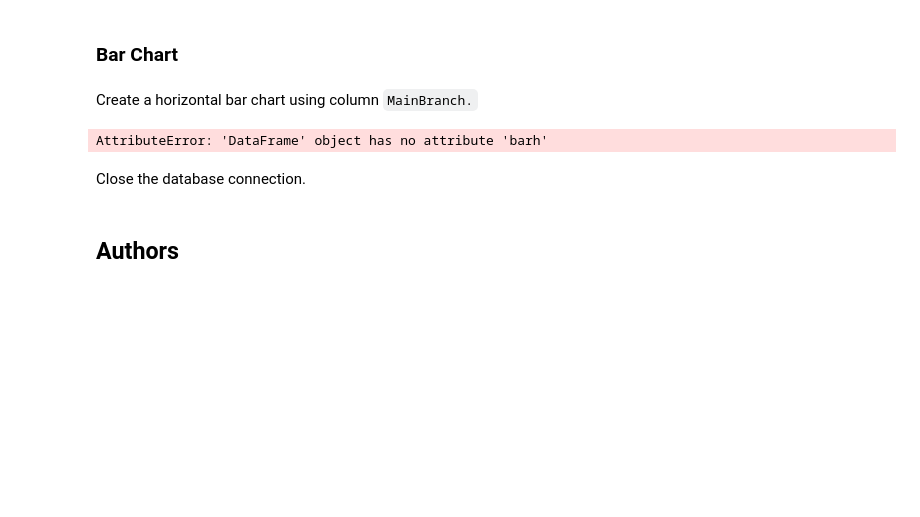
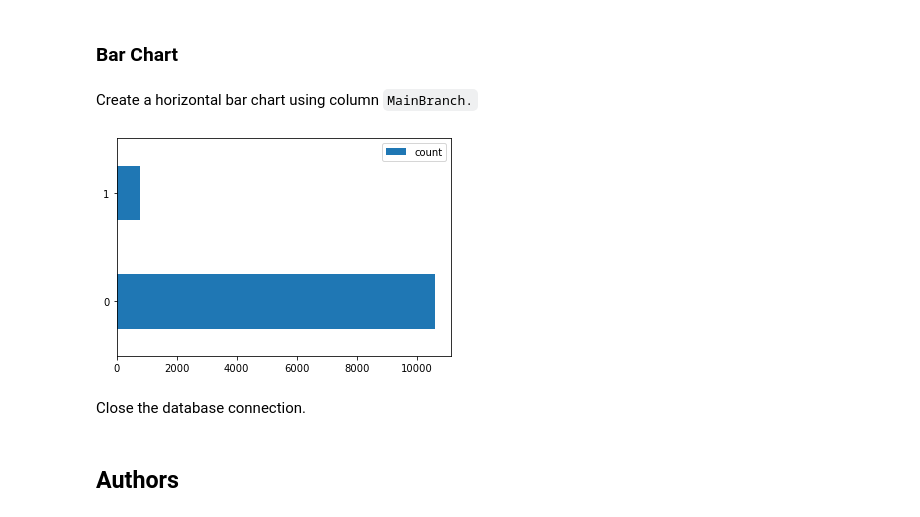
Before and after one commit to Harshii96/Harshii96, a Jupyter notebook: M4DataVisualization-lab.ipynb, the cells around one changed output. Drawn from its saved outputs; the diff is of its cells as text; code cells hidden in the pictures; blank space fills up the shorter version.

```diff
--- a/M4DataVisualization-lab.ipynb
+++ b/M4DataVisualization-lab.ipynb
@@ -296,14 +321,15 @@ Create a horizontal bar chart using column `MainBranch.`
 # %%
 # your code goes here
 Query = '''
-select MainBranch
+select MainBranch, count(*) as count
 from master
+group by MainBranch
 '''
 barc=pd.read_sql_query(Query,conn)
-barc.barh(stacked= False)
+barc.plot.barh(stacked= False)
 plt.show()
 # %% [output]
-AttributeError: 'DataFrame' object has no attribute 'barh'
+[figure, added]
 # %% [markdown]
 Close the database connection.
 # %%
```
Also changed, not shown: parts of 5 cells of this notebook.
